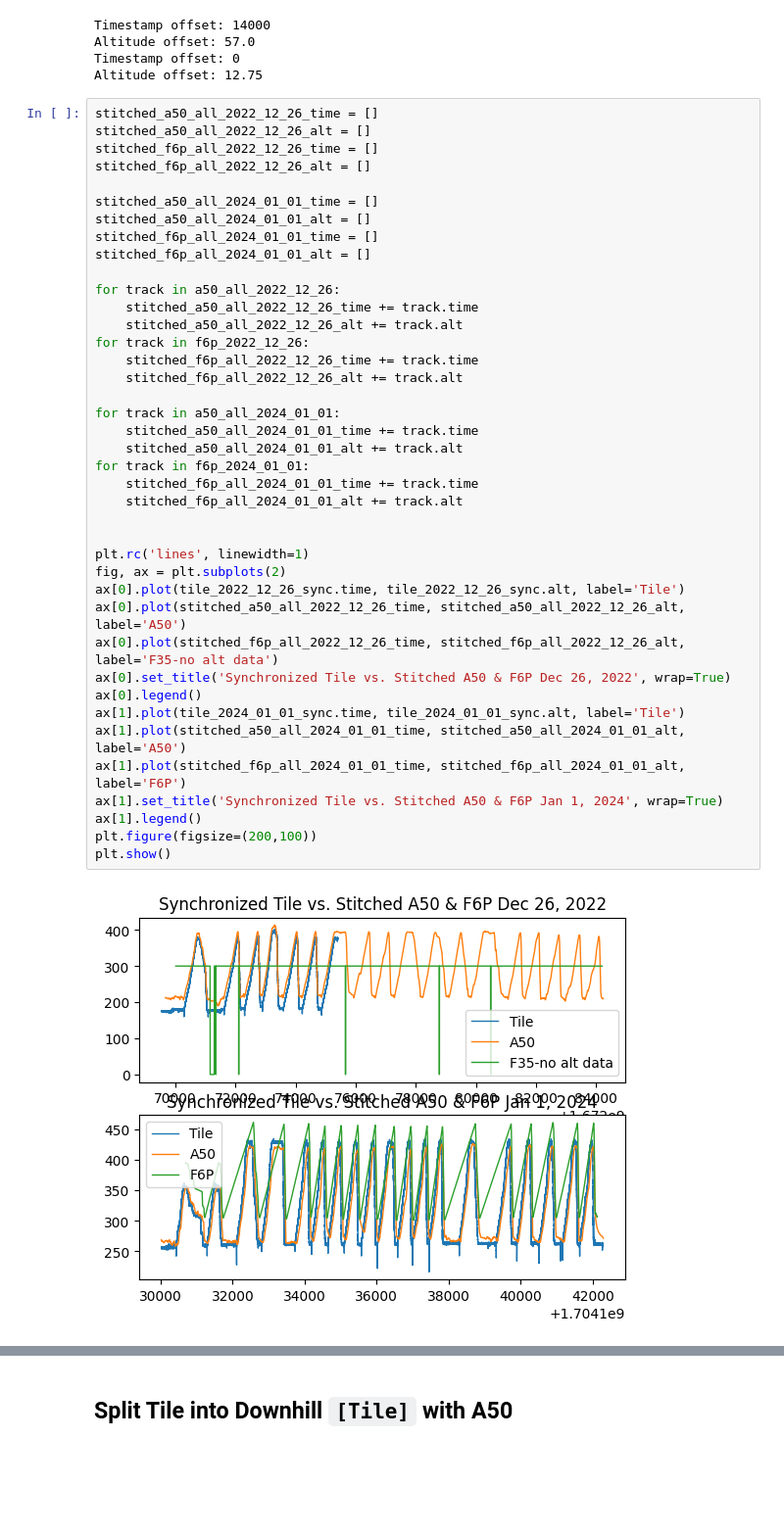
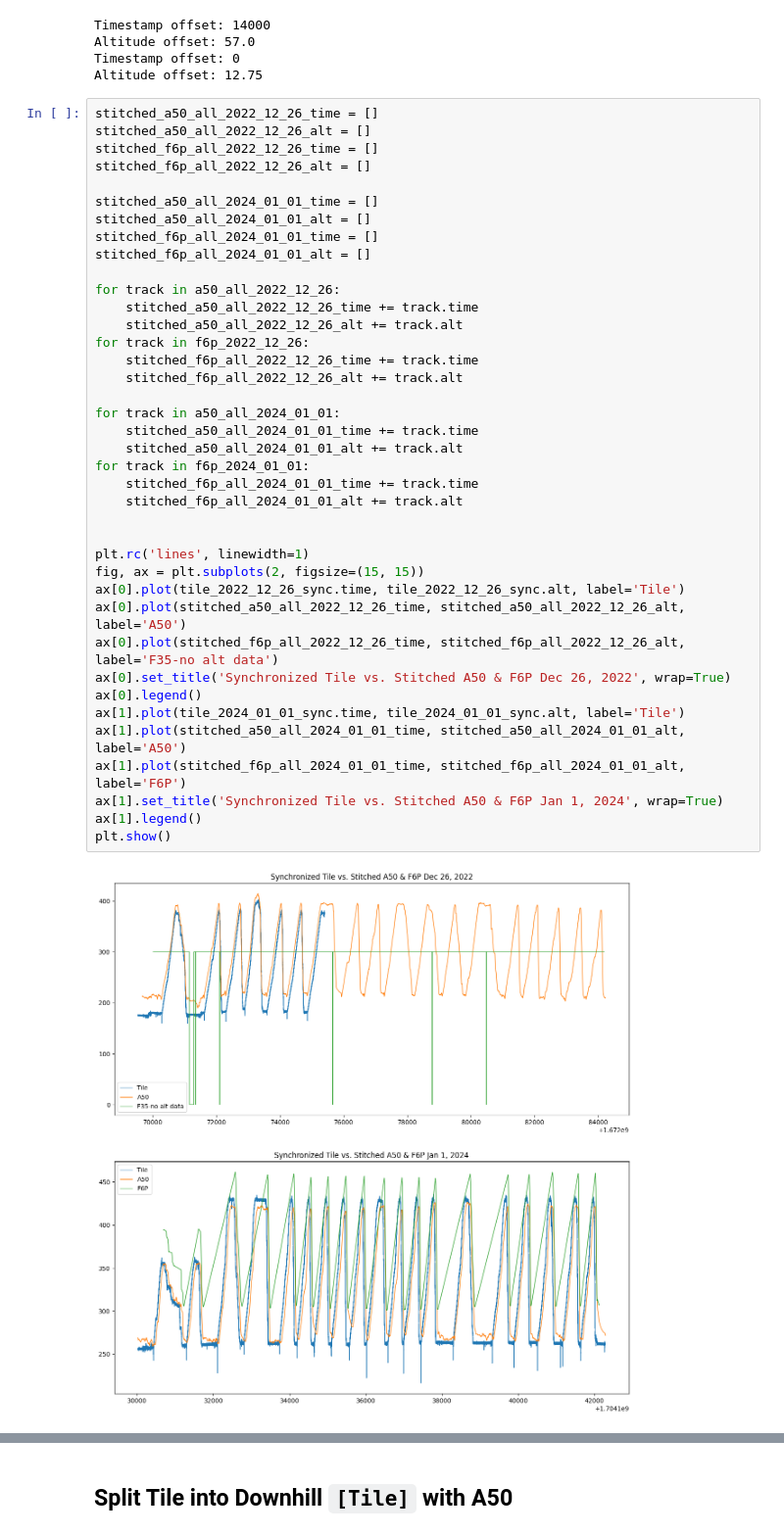
Before and after one commit to Nagillimi/Skiing-Logging, a Jupyter notebook: PROCESSING/data_marking.ipynb, the cells around one changed output, grey strips where cells are left out. Shown at 98% size. Drawn from its saved outputs; the diff is of its cells as text; blank space fills up the shorter version.

```diff
--- a/PROCESSING/data_marking.ipynb
+++ b/PROCESSING/data_marking.ipynb
@@ -64,33 +62,32 @@ stitched_f6p_all_2024_01_01_time = []
 stitched_f6p_all_2024_01_01_alt = []
 
 for track in a50_all_2022_12_26:
     stitched_a50_all_2022_12_26_time += track.time
     stitched_a50_all_2022_12_26_alt += track.alt
 for track in f6p_2022_12_26:
     stitched_f6p_all_2022_12_26_time += track.time
     stitched_f6p_all_2022_12_26_alt += track.alt
 
 for track in a50_all_2024_01_01:
     stitched_a50_all_2024_01_01_time += track.time
     stitched_a50_all_2024_01_01_alt += track.alt
 for track in f6p_2024_01_01:
     stitched_f6p_all_2024_01_01_time += track.time
     stitched_f6p_all_2024_01_01_alt += track.alt
 
 
 plt.rc('lines', linewidth=1)
-fig, ax = plt.subplots(2)
+fig, ax = plt.subplots(2, figsize=(15, 15))
 ax[0].plot(tile_2022_12_26_sync.time, tile_2022_12_26_sync.alt, label='Tile')
 ax[0].plot(stitched_a50_all_2022_12_26_time, stitched_a50_all_2022_12_26_alt, label='A50')
 ax[0].plot(stitched_f6p_all_2022_12_26_time, stitched_f6p_all_2022_12_26_alt, label='F35-no alt data')
 ax[0].set_title('Synchronized Tile vs. Stitched A50 & F6P Dec 26, 2022', wrap=True)
 ax[0].legend()
 ax[1].plot(tile_2024_01_01_sync.time, tile_2024_01_01_sync.alt, label='Tile')
 ax[1].plot(stitched_a50_all_2024_01_01_time, stitched_a50_all_2024_01_01_alt, label='A50')
 ax[1].plot(stitched_f6p_all_2024_01_01_time, stitched_f6p_all_2024_01_01_alt, label='F6P')
 ax[1].set_title('Synchronized Tile vs. Stitched A50 & F6P Jan 1, 2024', wrap=True)
 ax[1].legend()
-plt.figure(figsize=(200,100))
 plt.show()
 # %% [output]
-[figure, old version]
+[figure, new version]
```
Also changed, not shown: parts of 2 cells of this notebook, 2 other files.
